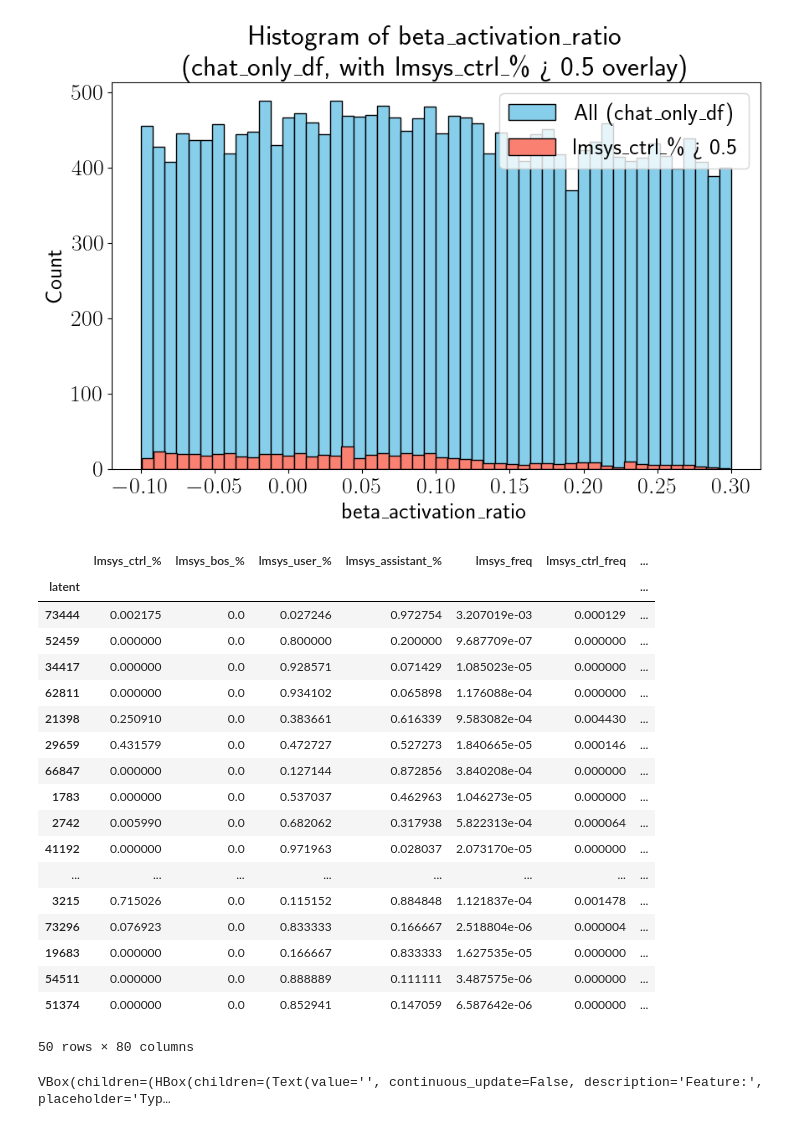
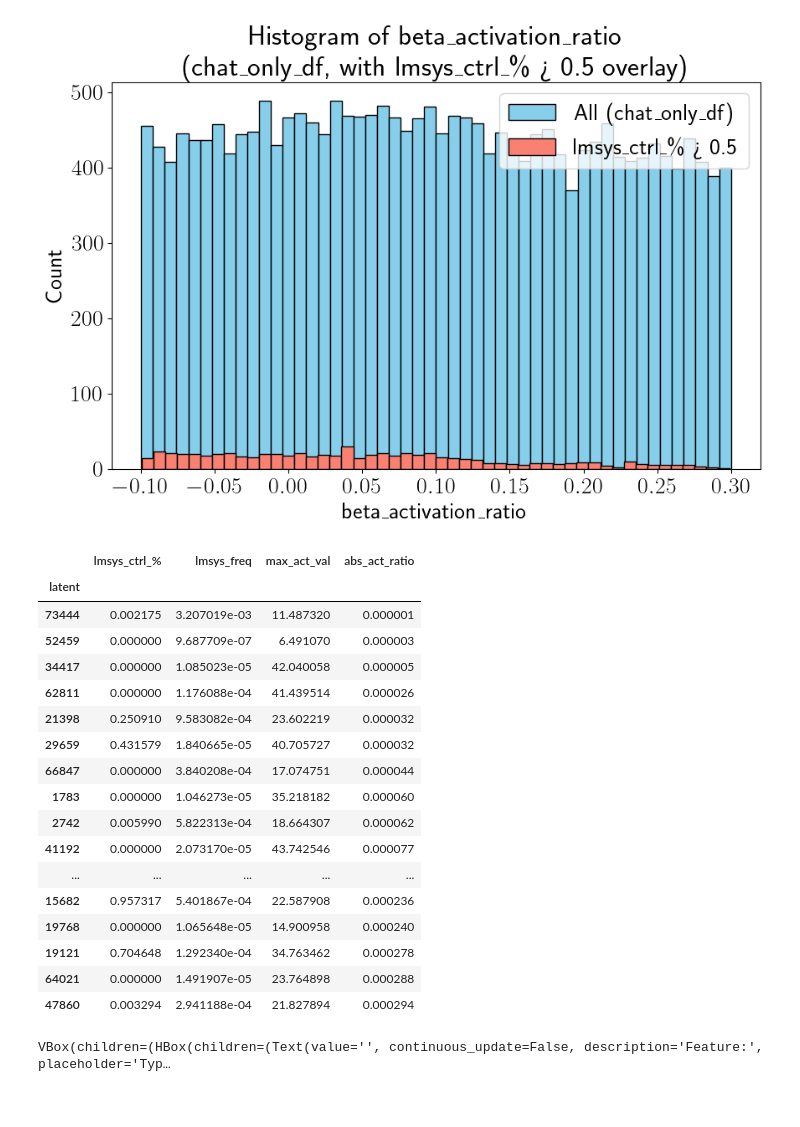
Before and after one commit to science-of-finetuning/sparsity-artifacts-crosscoders, a Jupyter notebook: notebooks/dashboard-and-demo.ipynb, the cells around one changed output. Saved outputs shown, nothing was run; the diff lists cells and outputs as text; code cells hidden in the pictures.

```diff
--- a/notebooks/dashboard-and-demo.ipynb
+++ b/notebooks/dashboard-and-demo.ipynb
@@ -257,35 +257,34 @@ plt.show()
 # %%
 df["abs_act_ratio"] = df["beta_activation_ratio"].abs()
 if not crosscoder.startswith("SAE"):
     head = (
         df.query("tag == 'Chat only'")
         .sort_values(by="beta_activation_ratio", ascending=True)
         .head(15)
         .filter(regex="(dec_norm_diff|lmsys_freq|lmsys_ctrl_%|beta.*)")
     )
 else:
-    head = df.sort_values(by="abs_act_ratio", ascending=True).head(50)
-head
+    head = df.sort_values(by="abs_act_ratio", ascending=True).head(30)
+head[["lmsys_ctrl_%", "lmsys_freq", "max_act_val", "abs_act_ratio"]]
 # %% [output]
-|  | lmsys_ctrl_% | lmsys_bos_% | lmsys_user_% | lmsys_assistant_% | lmsys_freq | lmsys_ctrl_freq | ... |
-| latent |  |  |  |  |  |  | ... |
-| 73444 | 0.002175 | 0.0 | 0.027246 | 0.972754 | 3.207019e-03 | 0.000129 | ... |
-| 52459 | 0.000000 | 0.0 | 0.800000 | 0.200000 | 9.687709e-07 | 0.000000 | ... |
-| 34417 | 0.000000 | 0.0 | 0.928571 | 0.071429 | 1.085023e-05 | 0.000000 | ... |
-| 62811 | 0.000000 | 0.0 | 0.934102 | 0.065898 | 1.176088e-04 | 0.000000 | ... |
-| 21398 | 0.250910 | 0.0 | 0.383661 | 0.616339 | 9.583082e-04 | 0.004430 | ... |
-| 29659 | 0.431579 | 0.0 | 0.472727 | 0.527273 | 1.840665e-05 | 0.000146 | ... |
-| 66847 | 0.000000 | 0.0 | 0.127144 | 0.872856 | 3.840208e-04 | 0.000000 | ... |
-| 1783 | 0.000000 | 0.0 | 0.537037 | 0.462963 | 1.046273e-05 | 0.000000 | ... |
-| 2742 | 0.005990 | 0.0 | 0.682062 | 0.317938 | 5.822313e-04 | 0.000064 | ... |
-| 41192 | 0.000000 | 0.0 | 0.971963 | 0.028037 | 2.073170e-05 | 0.000000 | ... |
-| ... | ... | ... | ... | ... | ... | ... | ... |
-| 3215 | 0.715026 | 0.0 | 0.115152 | 0.884848 | 1.121837e-04 | 0.001478 | ... |
-| 73296 | 0.076923 | 0.0 | 0.833333 | 0.166667 | 2.518804e-06 | 0.000004 | ... |
-| 19683 | 0.000000 | 0.0 | 0.166667 | 0.833333 | 1.627535e-05 | 0.000000 | ... |
-| 54511 | 0.000000 | 0.0 | 0.888889 | 0.111111 | 3.487575e-06 | 0.000000 | ... |
-| 51374 | 0.000000 | 0.0 | 0.852941 | 0.147059 | 6.587642e-06 | 0.000000 | ... |
+|  | lmsys_ctrl_% | lmsys_freq | max_act_val | abs_act_ratio |
+| latent |  |  |  |  |
+| 73444 | 0.002175 | 3.207019e-03 | 11.487320 | 0.000001 |
+| 52459 | 0.000000 | 9.687709e-07 | 6.491070 | 0.000003 |
+| 34417 | 0.000000 | 1.085023e-05 | 42.040058 | 0.000005 |
+| 62811 | 0.000000 | 1.176088e-04 | 41.439514 | 0.000026 |
+| 21398 | 0.250910 | 9.583082e-04 | 23.602219 | 0.000032 |
+| 29659 | 0.431579 | 1.840665e-05 | 40.705727 | 0.000032 |
+| 66847 | 0.000000 | 3.840208e-04 | 17.074751 | 0.000044 |
+| 1783 | 0.000000 | 1.046273e-05 | 35.218182 | 0.000060 |
+| 2742 | 0.005990 | 5.822313e-04 | 18.664307 | 0.000062 |
+| 41192 | 0.000000 | 2.073170e-05 | 43.742546 | 0.000077 |
+| ... | ... | ... | ... | ... |
+| 15682 | 0.957317 | 5.401867e-04 | 22.587908 | 0.000236 |
+| 19768 | 0.000000 | 1.065648e-05 | 14.900958 | 0.000240 |
+| 19121 | 0.704648 | 1.292340e-04 | 34.763462 | 0.000278 |
+| 64021 | 0.000000 | 1.491907e-05 | 23.764898 | 0.000288 |
+| 47860 | 0.003294 | 2.941188e-04 | 21.827894 | 0.000294 |
-50 rows × 80 columns
 # %%
 from tools.utils import offline_dashboard
 
```
Also changed, not shown: parts of 5 cells of this notebook, 3 other files.
